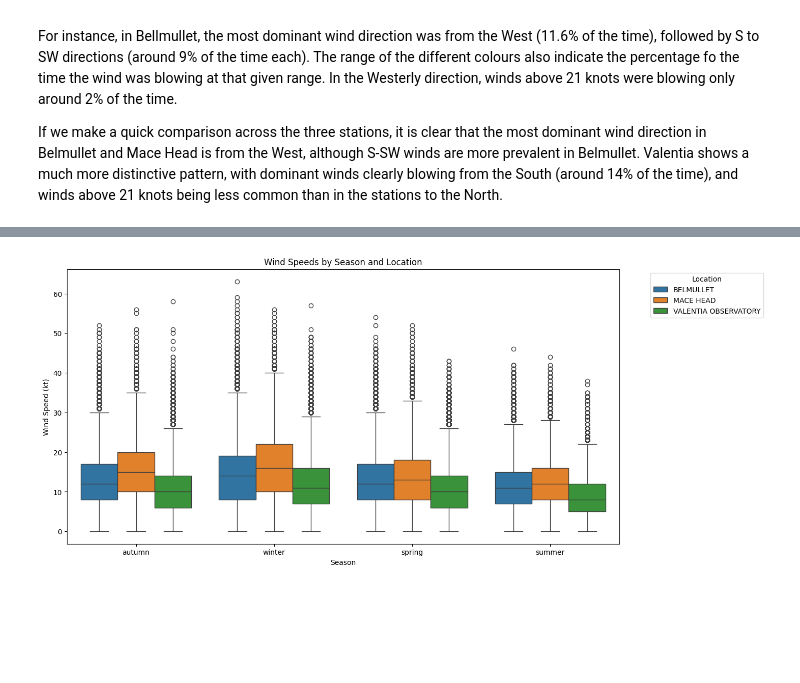
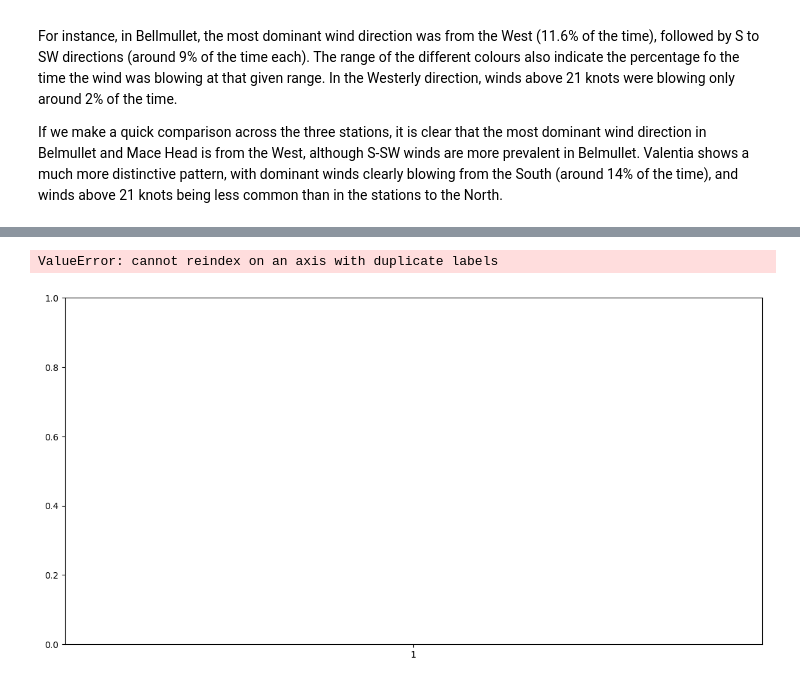
Before and after one commit to gfmg/PFDA, a Jupyter notebook: project/IRL_WestCoast_WindAnalysis.ipynb, the cells around one changed output, grey strips where cells are left out. Saved outputs shown, nothing was run; the diff lists cells and outputs as text; code cells hidden in the pictures; blank space fills up the shorter version.

Commit message:
Wind plots and desribing the data

```diff
--- a/project/IRL_WestCoast_WindAnalysis.ipynb
+++ b/project/IRL_WestCoast_WindAnalysis.ipynb
@@ -100,5 +83,5 @@ Name: date, Length: 1493962, dtype: object
 # %%
-# Basically I add together the date column after converting it to a string to the reportTime column, and then convert all of it to datetime.
+# Convert date to datetime.
 data['date'] = pd.to_datetime(data['date'],format='%d/%m/%Y %H:%M')
 
 #Extracting season and month for analysis later https://stackoverflow.com/questions/69024042/seasonal-windrose-subplots
@@ -108,6 +91,9 @@ data["season"] = data["date"].dt.month%12 //3 +1
 season_dict = {1: "winter", 2: "spring",
                3: "summer", 4: "autumn"}
 data["season"] = data["season"].map(season_dict)
+
+# Setting the TimeStamp as the index for calculations:
+data.set_index('date', inplace=True)
 # %% [markdown]
 # Analysis
 ## Brief Overview
@@ -173,10 +159,11 @@ Altough the windroses help to visually understand the differences in wind direct
 # %%
 plt.figure(figsize=(14, 7))
-sns.boxplot(x='season', y='wdsp', hue='name', data=data)
-plt.xlabel('Season')
+sns.boxplot(x='month', y='wdsp', hue='name', data=data)
+plt.xlabel('Month')
 plt.ylabel('Wind Speed (kt)')
-plt.title('Wind Speeds by Season and Location')
+plt.title('Wind Speeds by Month and Location')
 plt.legend(title='Location', bbox_to_anchor=(1.05, 1), loc='upper left')
 plt.show()
 # %% [output]
+ValueError: cannot reindex on an axis with duplicate labels
-[figure, old version]
+[figure, new version]
```
Also changed, not shown: parts of 7 cells of this notebook.
